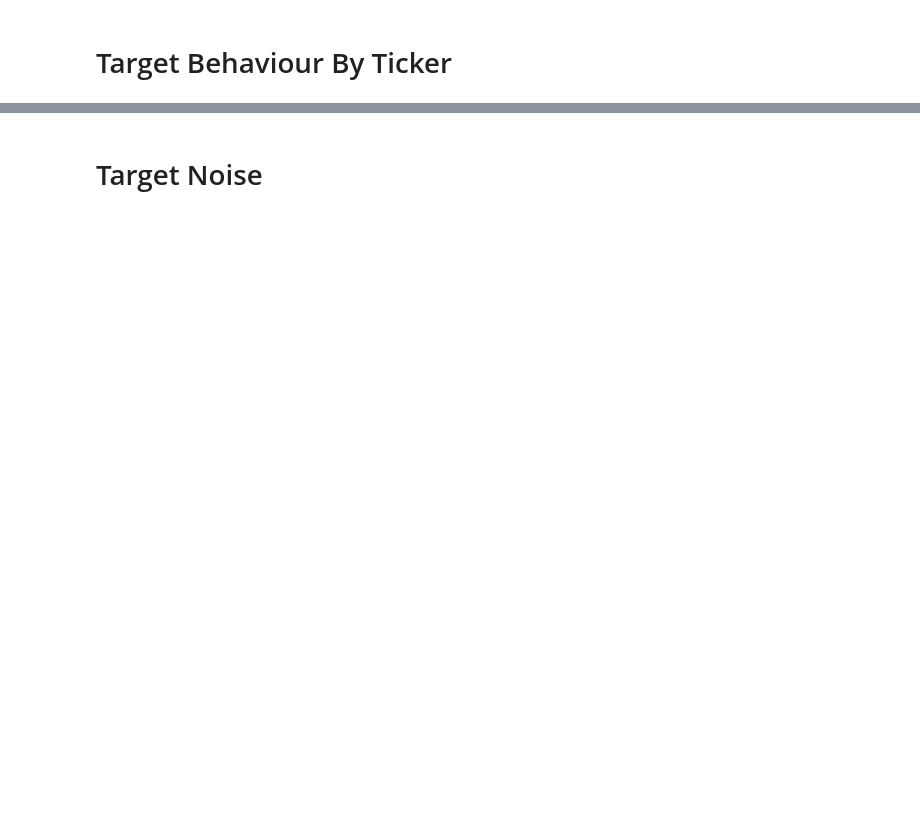
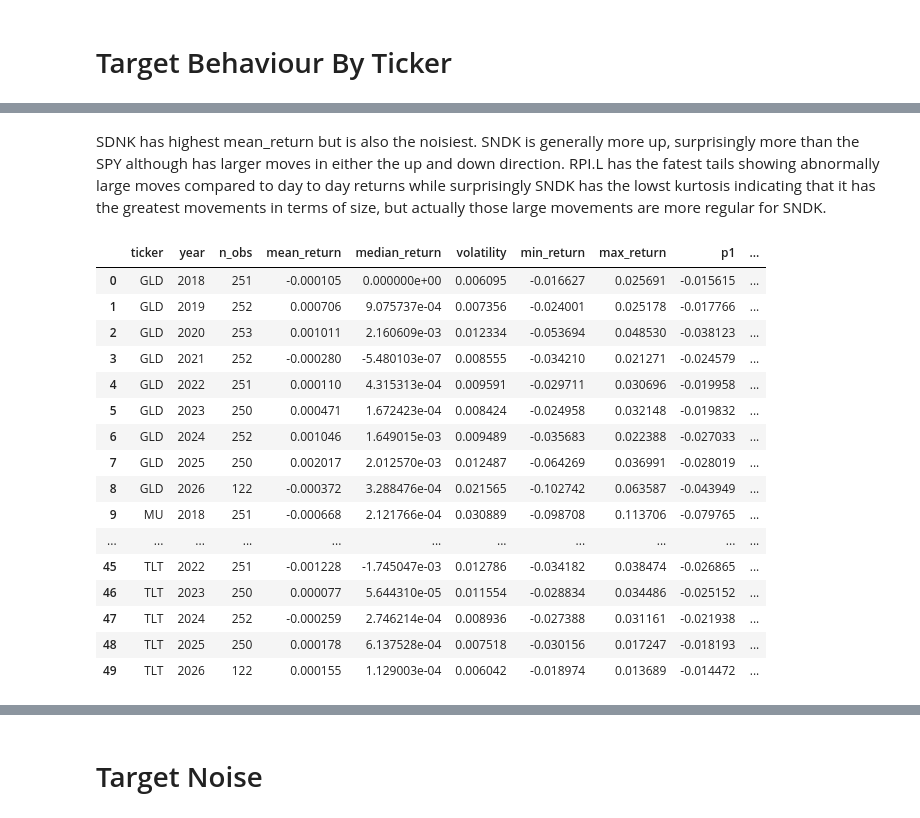
Before and after one commit to maxautomateseverything/market-intelligence-pipeline, a Jupyter notebook: notebooks/08 - Target Analysis.ipynb, the cells around one changed output, grey strips where cells are left out. Saved outputs shown, nothing was run; the diff lists cells and outputs as text; code cells hidden in the pictures; blank space fills up the shorter version.

```diff
--- a/notebooks/08 - Target Analysis.ipynb
+++ b/notebooks/08 - Target Analysis.ipynb
@@ -247,2 +710,13 @@ Return to risk - mean vs volatility:
 # %% [markdown]
 # Target Behaviour By Ticker
+# %%
+df_analysis = df.copy()
+
+ticker_col = "ticker"
+date_col = "date"
+
+target_return = f"target_next_day_return_{CALENDAR}"
+target_direction = f"target_direction_{CALENDAR}"
+
+df_analysis[date_col] = pd.to_datetime(df_analysis[date_col])
+df_analysis["year"] = df_analysis[date_col].dt.year
@@ -248,0 +840,46 @@ Return to risk - mean vs volatility:
+# %% [markdown]
+SDNK has highest mean_return but is also the noisiest. SNDK is generally more up, surprisingly more than the SPY although has larger moves in either the up and down direction. RPI.L has the fatest tails showing abnormally large moves compared to day to day returns while surprisingly SNDK has the lowst kurtosis indicating that it has the greatest movements in terms of size, but actually those large movements are more regular for SNDK.
+# %%
+asset_year_summary = (
+    df_analysis
+    .groupby([ticker_col, "year"])[target_return]
+    .agg(
+        n_obs="count",
+        mean_return="mean",
+        median_return="median",
+        volatility="std",
+        min_return="min",
+        max_return="max",
+        p1=lambda x: x.quantile(0.01),
+        p99=lambda x: x.quantile(0.99),
+        skew="skew",
+        kurtosis="kurt",
+        up_pct=lambda x: (x > 0).mean() * 100,
+        down_pct=lambda x: (x < 0).mean() * 100,
+        zero_pct=lambda x: (x == 0).mean() * 100,
+    ).reset_index()
+)
+
+asset_year_summary["tail_range"] = (
+    asset_year_summary["p99"] - asset_year_summary["p1"]
+)
+
+display(asset_year_summary)
+# %% [output]
+|  | ticker | year | n_obs | mean_return | median_return | volatility | min_return | max_return | p1 | ... |
+| 0 | GLD | 2018 | 251 | -0.000105 | 0.000000e+00 | 0.006095 | -0.016627 | 0.025691 | -0.015615 | ... |
+| 1 | GLD | 2019 | 252 | 0.000706 | 9.075737e-04 | 0.007356 | -0.024001 | 0.025178 | -0.017766 | ... |
+| 2 | GLD | 2020 | 253 | 0.001011 | 2.160609e-03 | 0.012334 | -0.053694 | 0.048530 | -0.038123 | ... |
+| 3 | GLD | 2021 | 252 | -0.000280 | -5.480103e-07 | 0.008555 | -0.034210 | 0.021271 | -0.024579 | ... |
+| 4 | GLD | 2022 | 251 | 0.000110 | 4.315313e-04 | 0.009591 | -0.029711 | 0.030696 | -0.019958 | ... |
+| 5 | GLD | 2023 | 250 | 0.000471 | 1.672423e-04 | 0.008424 | -0.024958 | 0.032148 | -0.019832 | ... |
+| 6 | GLD | 2024 | 252 | 0.001046 | 1.649015e-03 | 0.009489 | -0.035683 | 0.022388 | -0.027033 | ... |
+| 7 | GLD | 2025 | 250 | 0.002017 | 2.012570e-03 | 0.012487 | -0.064269 | 0.036991 | -0.028019 | ... |
+| 8 | GLD | 2026 | 122 | -0.000372 | 3.288476e-04 | 0.021565 | -0.102742 | 0.063587 | -0.043949 | ... |
+| 9 | MU | 2018 | 251 | -0.000668 | 2.121766e-04 | 0.030889 | -0.098708 | 0.113706 | -0.079765 | ... |
+| ... | ... | ... | ... | ... | ... | ... | ... | ... | ... | ... |
+| 45 | TLT | 2022 | 251 | -0.001228 | -1.745047e-03 | 0.012786 | -0.034182 | 0.038474 | -0.026865 | ... |
+| 46 | TLT | 2023 | 250 | 0.000077 | 5.644310e-05 | 0.011554 | -0.028834 | 0.034486 | -0.025152 | ... |
+| 47 | TLT | 2024 | 252 | -0.000259 | 2.746214e-04 | 0.008936 | -0.027388 | 0.031161 | -0.021938 | ... |
+| 48 | TLT | 2025 | 250 | 0.000178 | 6.137528e-04 | 0.007518 | -0.030156 | 0.017247 | -0.018193 | ... |
+| 49 | TLT | 2026 | 122 | 0.000155 | 1.129003e-04 | 0.006042 | -0.018974 | 0.013689 | -0.014472 | ... |
```
Also changed, not shown: parts of 38 cells of this notebook, 5 other files.
